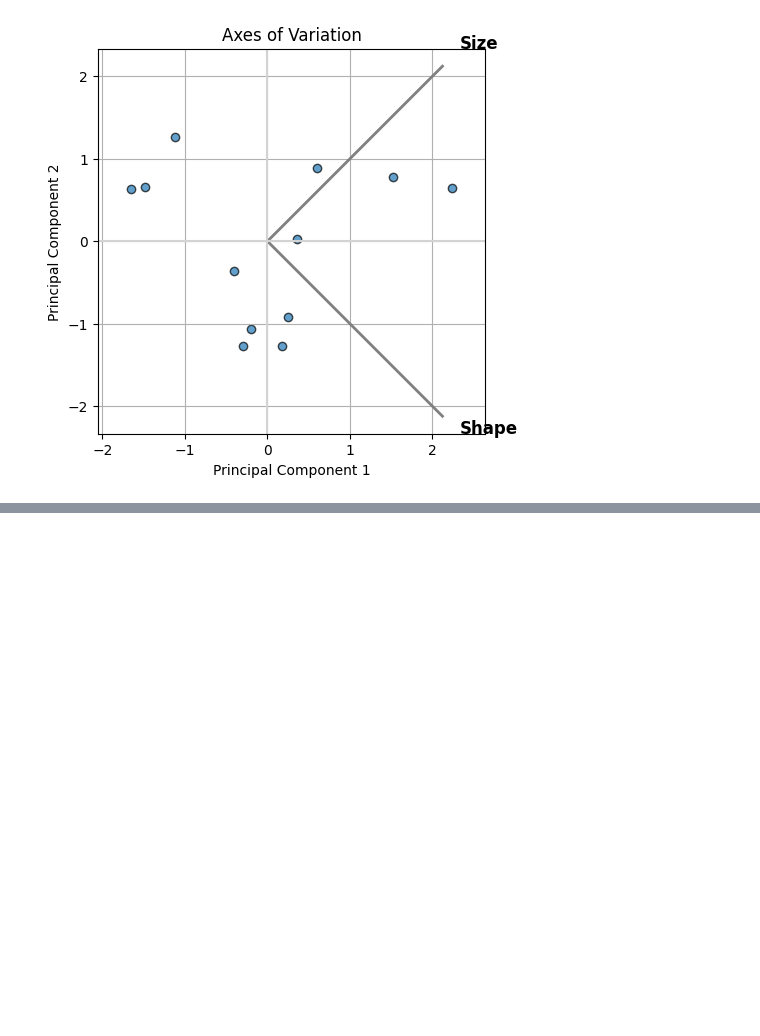
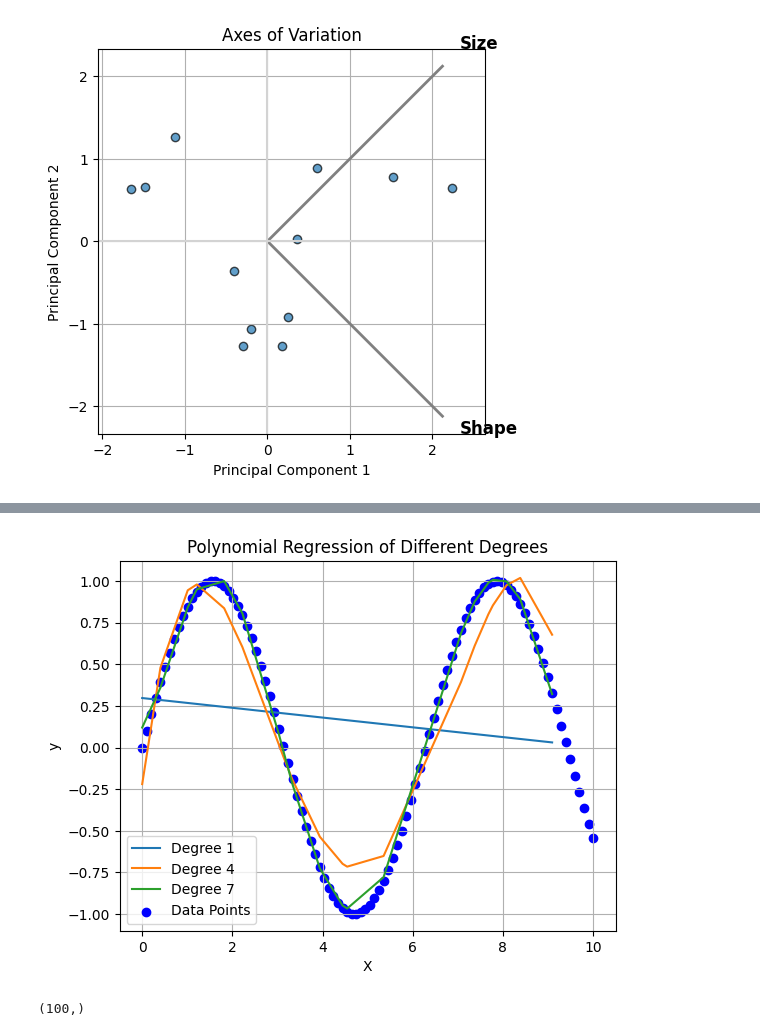
Before and after one commit to abdullaharifx/PL-Work, a Jupyter notebook: Miscellaneous-04.ipynb, the cells around one changed output, grey strips where cells are left out. Drawn from its saved outputs; the diff is of its cells as text; code cells hidden in the pictures; blank space fills up the shorter version.

```diff
--- a/Miscellaneous-04.ipynb
+++ b/Miscellaneous-04.ipynb
@@ -88,0 +132,33 @@ transformed_df = pd.DataFrame(transformed_data, columns=['shape', 'size'])
+# %%
+def make_matrix(X, dim):
+    return np.vander(X, dim + 1, increasing=True)
+def LeastSquares(X, y):
+    theta = np.linalg.inv(X.T @ X) @ X.T @ y  # Normal equation
+    return theta
+def predict(X, theta):
+    return X @ theta
+
+def fit(X, y, dim):
+    X_poly = make_matrix(X, dim)
+    betas = LeastSquares(X_poly, y)
+    return betas
+# %%
+X_train, X_test, Y_train, Y_test = train_test_split(X, y, test_size=0.2, random_state=42)
+# sort
+X_train, Y_train = zip(*sorted(zip(X_train, Y_train)))
+X_test, Y_test = zip(*sorted(zip(X_test, Y_test)))
+# %%
+deg = [1, 4, 7]
+# %%
+for d in deg:
+    y_pred = predict(make_matrix(X_test, d), fit(X_train, Y_train, d))
+    plt.plot(X_test, y_pred, label=f'Degree {d}')
+plt.scatter(X, y, color='blue', label='Data Points')
+plt.xlabel('X')
+plt.ylabel('y')
+plt.title('Polynomial Regression of Different Degrees')
+plt.legend()
+plt.grid(True)
+plt.show()
+# %% [output]
+[figure, added]
@@ -88,0 +170,6 @@ transformed_df = pd.DataFrame(transformed_data, columns=['shape', 'size'])
+# %%
+X = np.linspace(0, 10, 100)
+Y = np.sin(X)
+X.shape
+# %% [output]
+(100,)
```
Also changed, not shown: parts of 15 cells of this notebook, 1 other file.
